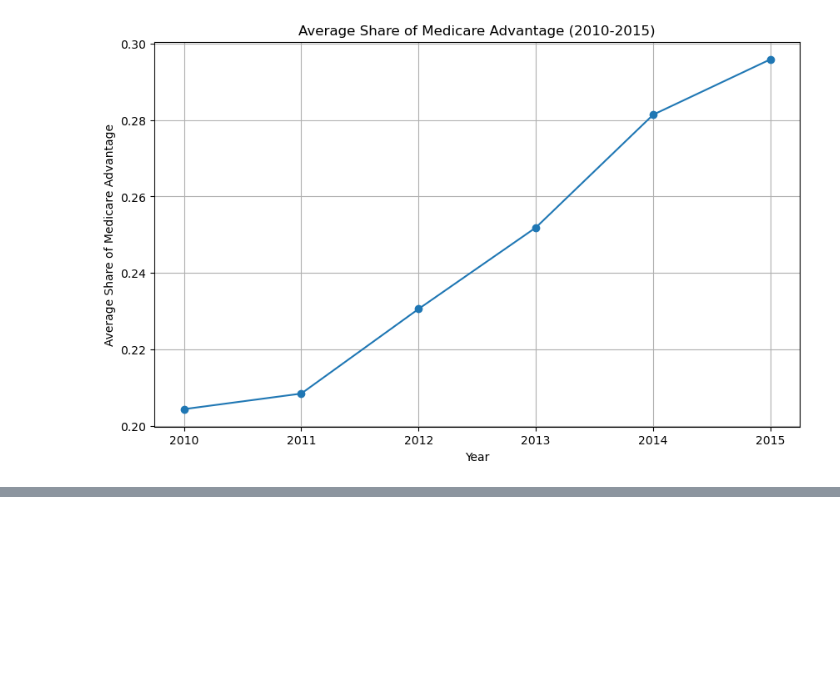
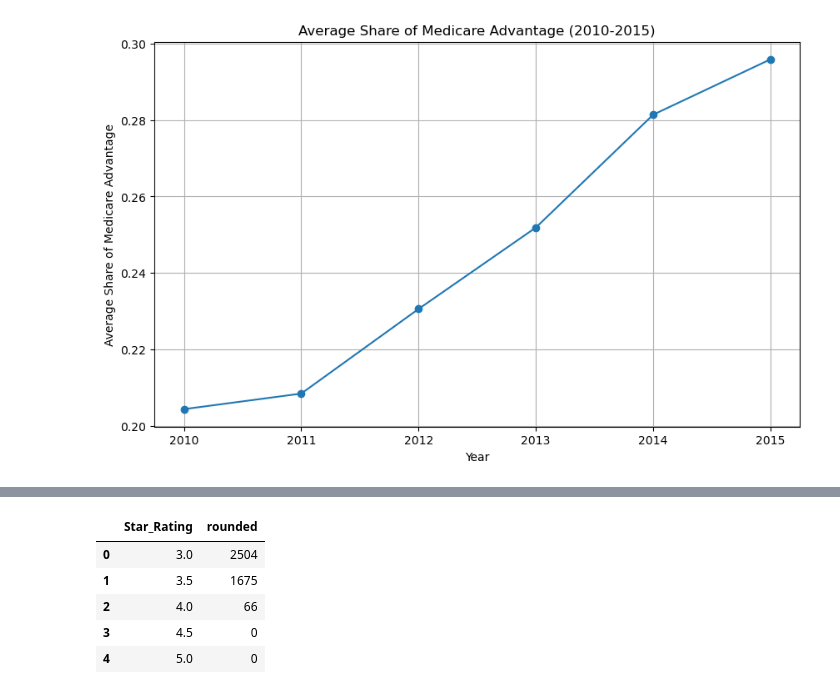
Before and after one commit to avanthp/Homework4, a Jupyter notebook: Submission2/Analysis/HWK4-2.ipynb, the cells around one changed output, grey strips where cells are left out. Drawn from its saved outputs; the diff is of its cells as text; code cells hidden in the pictures; blank space fills up the shorter version.

```diff
--- a/Submission2/Analysis/HWK4-2.ipynb
+++ b/Submission2/Analysis/HWK4-2.ipynb
@@ -146,0 +119,82 @@ def round_rating(row):
+# %%
+#Question 5
+final_data_2 = final_ma_data.copy()
+
+final_2010 = final_data_2[final_data_2['year'] == 2010]
+
+rating_variables = [
+    "breastcancer_screen", "rectalcancer_screen", "cv_cholscreen", "diabetes_cholscreen",
+    "glaucoma_test", "monitoring", "flu_vaccine", "pn_vaccine", "physical_health",
+    "mental_health", "osteo_test", "physical_monitor", "primaryaccess",
+    "hospital_followup", "depression_followup", "nodelays", "carequickly",
+    "overallrating_care", "overallrating_plan", "calltime",
+    "doctor_communicate", "customer_service", "osteo_manage",
+    "diabetes_eye", "diabetes_kidney", "diabetes_bloodsugar",
+    "diabetes_chol", "antidepressant", "bloodpressure", "ra_manage",
+    "copd_test", "betablocker", "bladder", "falling", "appeals_timely", "appeals_review"
+]
+
+final_2010["raw_rating"] = final_2010[rating_variables].mean(axis=1, skipna=True)
+
+columns = [
+    "contractid", "planid", "fips", "avg_enrollment", "state", "county", "raw_rating",
+    "partc_score", "avg_eligibles", "avg_enrolled",  "risk_ab",
+    "Star_Rating",  "ma_rate", "plan_type", "partd"
+]
+
+final_2010 = final_2010[columns]
+
+final_2010 = final_2010[final_2010["plan_type"] == "HMO/HMOPOS"]
+
+final_2010["rounded_30"] = np.where(
+    (final_2010["raw_rating"] >= 2.75) &
+    (final_2010["raw_rating"] < 3.00) &
+    (final_2010["Star_Rating"] == 3.0), 1, 0)
+
+final_2010["rounded_35"] = np.where(
+    (final_2010["raw_rating"] >= 3.25) &
+    (final_2010["raw_rating"] < 3.50) &
+    (final_2010["Star_Rating"] == 3.5), 1, 0)
+
+final_2010["rounded_40"] = np.where(
+    (final_2010["raw_rating"] >= 3.75) &
+    (final_2010["raw_rating"] < 4.00) &
+    (final_2010["Star_Rating"] == 4.0), 1, 0)
+
+final_2010["rounded_45"] = np.where(
+    (final_2010["raw_rating"] >= 4.25) &
+    (final_2010["raw_rating"] < 4.50) &
+    (final_2010["Star_Rating"] == 4.5), 1, 0)
+
+final_2010["rounded_50"] = np.where(
+    (final_2010["raw_rating"] >= 4.75) &
+    (final_2010["raw_rating"] < 5.00) &
+    (final_2010["Star_Rating"] == 5.0), 1, 0)
+
+
+summary = (
+
+     final_2010[final_2010["Star_Rating"].isin([3.0, 3.5, 4.0, 4.5, 5.0])]
+    .groupby("Star_Rating")
+    .agg(
+        count_30=("rounded_30", "sum"),
+        count_35=("rounded_35", "sum"),
+        count_40=("rounded_40", "sum"),
+        count_45=("rounded_45", "sum"),
+        count_50=("rounded_50", "sum")
+    )
+    .reset_index()
+)
+
+summary["rounded"] = (
+    summary["count_30"] +
+    summary["count_35"] +
+    summary["count_40"] +
+    summary["count_45"] +
+    summary["count_50"]
+)
+
+summary = summary [['Star_Rating', 'rounded']]
+
+summary
+# %% [output]
@@ -146,0 +206,6 @@ def round_rating(row):
+|  | Star_Rating | rounded |
+| 0 | 3.0 | 2504 |
+| 1 | 3.5 | 1675 |
+| 2 | 4.0 | 66 |
+| 3 | 4.5 | 0 |
+| 4 | 5.0 | 0 |
```
Also changed, not shown: parts of 13 cells of this notebook, 2 other files.
